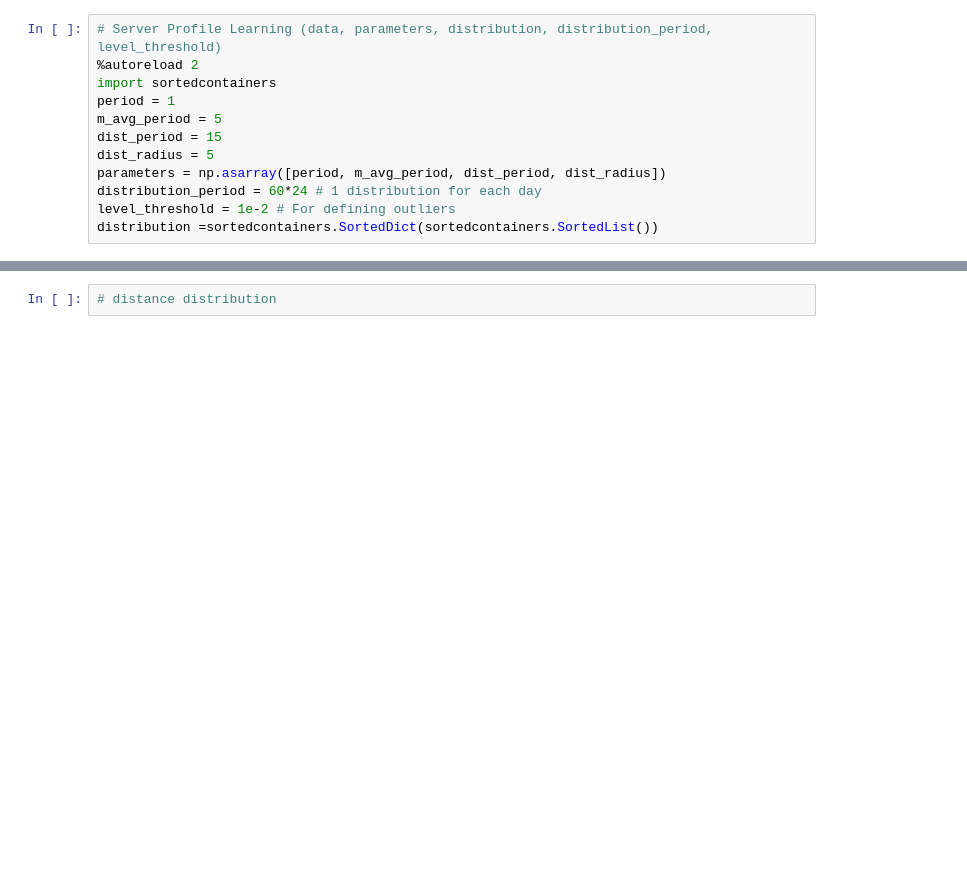
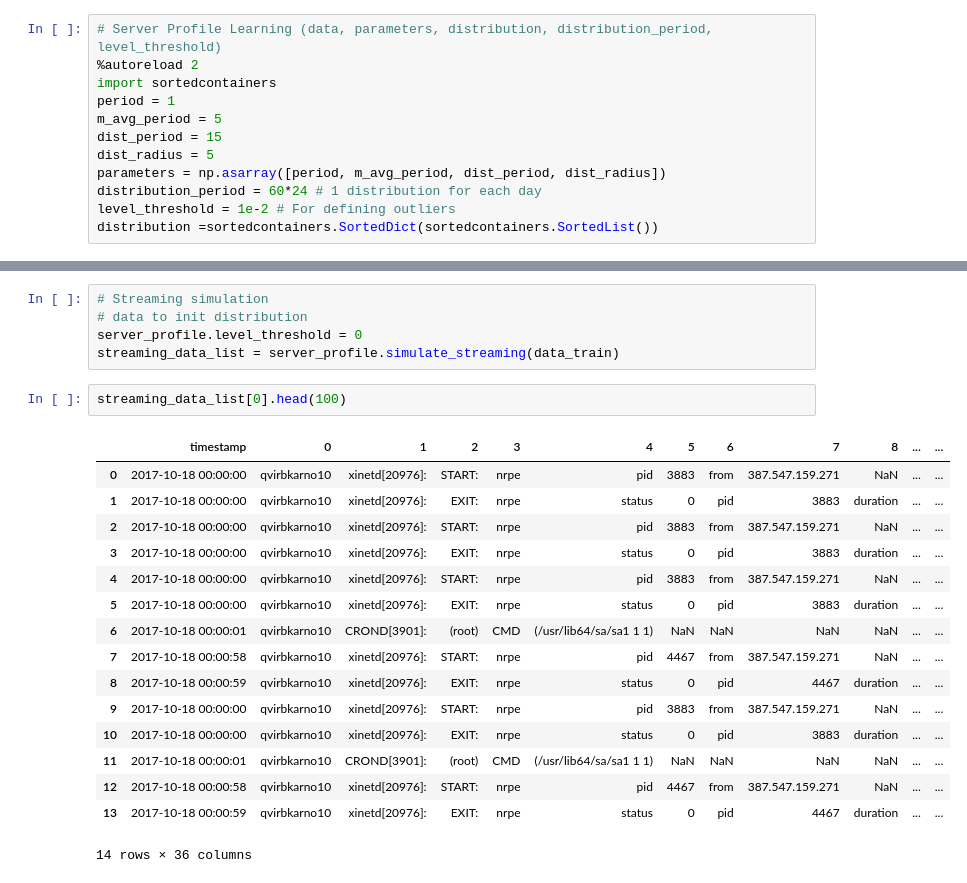
Before and after one commit to TheAmazonLogTeam/LogKiller, a Jupyter notebook: test_time_series.ipynb, the cells around one changed output, grey strips where cells are left out. Saved outputs shown, nothing was run; the diff lists cells and outputs as text; blank space fills up the shorter version.

Commit message:
Streaming test finished.

```diff
--- a/test_time_series.ipynb
+++ b/test_time_series.ipynb
@@ -226,2 +304,24 @@ array([ 0,  1,  2,  3,  4,  5,  6,  7,  8,  9, 10, 11, 12, 13, 14, 15, 16,
-# %%
-# distance distribution
+# %%
+# Streaming simulation
+# data to init distribution
+server_profile.level_threshold = 0
+streaming_data_list = server_profile.simulate_streaming(data_train)
+# %%
+streaming_data_list[0].head(100)
+# %% [output]
+|  | timestamp | 0 | 1 | 2 | 3 | 4 | 5 | 6 | 7 | 8 | ... | ... |
+| 0 | 2017-10-18 00:00:00 | qvirbkarno10 | xinetd[20976]: | START: | nrpe | pid | 3883 | from | 387.547.159.271 | NaN | ... | ... |
+| 1 | 2017-10-18 00:00:00 | qvirbkarno10 | xinetd[20976]: | EXIT: | nrpe | status | 0 | pid | 3883 | duration | ... | ... |
+| 2 | 2017-10-18 00:00:00 | qvirbkarno10 | xinetd[20976]: | START: | nrpe | pid | 3883 | from | 387.547.159.271 | NaN | ... | ... |
+| 3 | 2017-10-18 00:00:00 | qvirbkarno10 | xinetd[20976]: | EXIT: | nrpe | status | 0 | pid | 3883 | duration | ... | ... |
+| 4 | 2017-10-18 00:00:00 | qvirbkarno10 | xinetd[20976]: | START: | nrpe | pid | 3883 | from | 387.547.159.271 | NaN | ... | ... |
+| 5 | 2017-10-18 00:00:00 | qvirbkarno10 | xinetd[20976]: | EXIT: | nrpe | status | 0 | pid | 3883 | duration | ... | ... |
+| 6 | 2017-10-18 00:00:01 | qvirbkarno10 | CROND[3901]: | (root) | CMD | (/usr/lib64/sa/sa1 1 1) | NaN | NaN | NaN | NaN | ... | ... |
+| 7 | 2017-10-18 00:00:58 | qvirbkarno10 | xinetd[20976]: | START: | nrpe | pid | 4467 | from | 387.547.159.271 | NaN | ... | ... |
+| 8 | 2017-10-18 00:00:59 | qvirbkarno10 | xinetd[20976]: | EXIT: | nrpe | status | 0 | pid | 4467 | duration | ... | ... |
+| 9 | 2017-10-18 00:00:00 | qvirbkarno10 | xinetd[20976]: | START: | nrpe | pid | 3883 | from | 387.547.159.271 | NaN | ... | ... |
+| 10 | 2017-10-18 00:00:00 | qvirbkarno10 | xinetd[20976]: | EXIT: | nrpe | status | 0 | pid | 3883 | duration | ... | ... |
+| 11 | 2017-10-18 00:00:01 | qvirbkarno10 | CROND[3901]: | (root) | CMD | (/usr/lib64/sa/sa1 1 1) | NaN | NaN | NaN | NaN | ... | ... |
+| 12 | 2017-10-18 00:00:58 | qvirbkarno10 | xinetd[20976]: | START: | nrpe | pid | 4467 | from | 387.547.159.271 | NaN | ... | ... |
+| 13 | 2017-10-18 00:00:59 | qvirbkarno10 | xinetd[20976]: | EXIT: | nrpe | status | 0 | pid | 4467 | duration | ... | ... |
+14 rows × 36 columns
```
Also changed, not shown: parts of 30 cells of this notebook, 2 other files.
